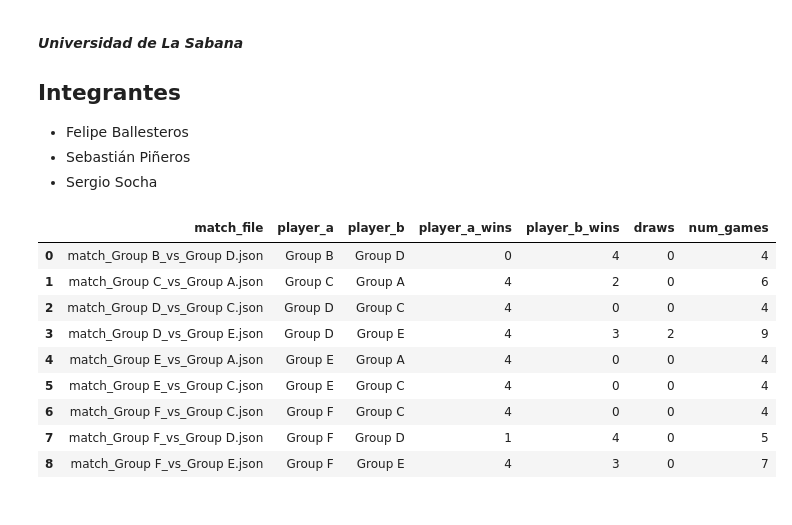
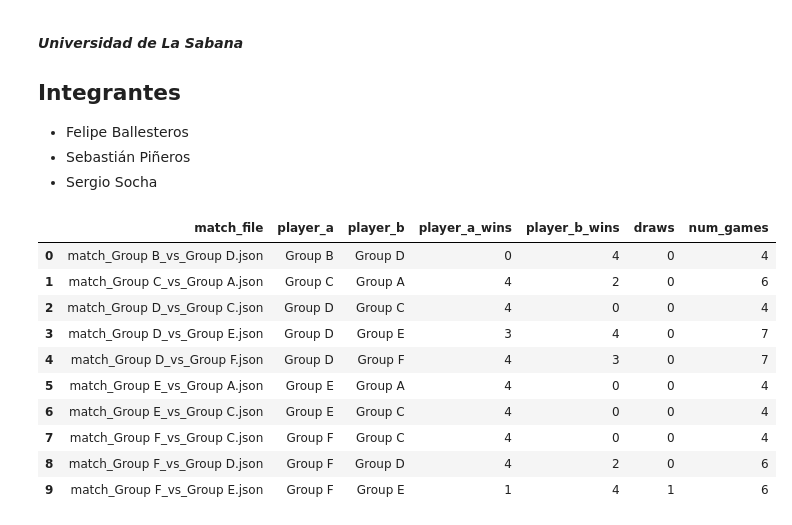
Before and after one commit to sergiosocha/PROYECTO_IA, a Jupyter notebook: entrega.ipynb, the cells around one changed output. Cells and saved outputs as stored; diff of their text form; code cells hidden in the pictures.

Commit message:
Re ajusta el analisis

```diff
--- a/entrega.ipynb
+++ b/entrega.ipynb
@@ -12,35 +15,38 @@ import numpy as np
 from connect4.connect_state import ConnectState
 # %%
-results_path = "versus"
-
+results_path = "versus"   # Ajusta si tu carpeta se llama distinto
 juegos = []
 
 for file in os.listdir(results_path):
     if file.endswith(".json"):
-        with open(os.path.join(results_path, file), "r", encoding="utf-8") as f:
+        full_path = os.path.join(results_path, file)
+        with open(full_path, "r", encoding="utf-8") as f:
             data = json.load(f)
-            juegos.append((filename, data))
 
-        juegos.append({
-            "match_file": file,
-            "player_a": data["player_a"],
-            "player_b": data["player_b"],
-            "player_a_wins": data["player_a_wins"],
-            "player_b_wins": data["player_b_wins"],
-            "draws": data["draws"],
-            "num_games": len(data["games"])
-        })
+        # Guardamos cada match como tupla (filename, data)
+        juegos.append((file, data))
 
-df_matches = pd.DataFrame(juegos)
+# Vista general en DataFrame
+df_matches = pd.DataFrame([{
+    "match_file": file,
+    "player_a": data.get("player_a"),
+    "player_b": data.get("player_b"),
+    "player_a_wins": data.get("player_a_wins"),
+    "player_b_wins": data.get("player_b_wins"),
+    "draws": data.get("draws"),
+    "num_games": len(data.get("games", [])),
+} for file, data in juegos])
+
 df_matches
 # %% [output]
 |  | match_file | player_a | player_b | player_a_wins | player_b_wins | draws | num_games |
 | 0 | match_Group B_vs_Group D.json | Group B | Group D | 0 | 4 | 0 | 4 |
 | 1 | match_Group C_vs_Group A.json | Group C | Group A | 4 | 2 | 0 | 6 |
 | 2 | match_Group D_vs_Group C.json | Group D | Group C | 4 | 0 | 0 | 4 |
-| 3 | match_Group D_vs_Group E.json | Group D | Group E | 4 | 3 | 2 | 9 |
-| 4 | match_Group E_vs_Group A.json | Group E | Group A | 4 | 0 | 0 | 4 |
-| 5 | match_Group E_vs_Group C.json | Group E | Group C | 4 | 0 | 0 | 4 |
-| 6 | match_Group F_vs_Group C.json | Group F | Group C | 4 | 0 | 0 | 4 |
-| 7 | match_Group F_vs_Group D.json | Group F | Group D | 1 | 4 | 0 | 5 |
-| 8 | match_Group F_vs_Group E.json | Group F | Group E | 4 | 3 | 0 | 7 |
+| 3 | match_Group D_vs_Group E.json | Group D | Group E | 3 | 4 | 0 | 7 |
+| 4 | match_Group D_vs_Group F.json | Group D | Group F | 4 | 3 | 0 | 7 |
+| 5 | match_Group E_vs_Group A.json | Group E | Group A | 4 | 0 | 0 | 4 |
+| 6 | match_Group E_vs_Group C.json | Group E | Group C | 4 | 0 | 0 | 4 |
+| 7 | match_Group F_vs_Group C.json | Group F | Group C | 4 | 0 | 0 | 4 |
+| 8 | match_Group F_vs_Group D.json | Group F | Group D | 4 | 2 | 0 | 6 |
+| 9 | match_Group F_vs_Group E.json | Group F | Group E | 1 | 4 | 1 | 6 |
```
Also changed, not shown: parts of 13 cells of this notebook.
